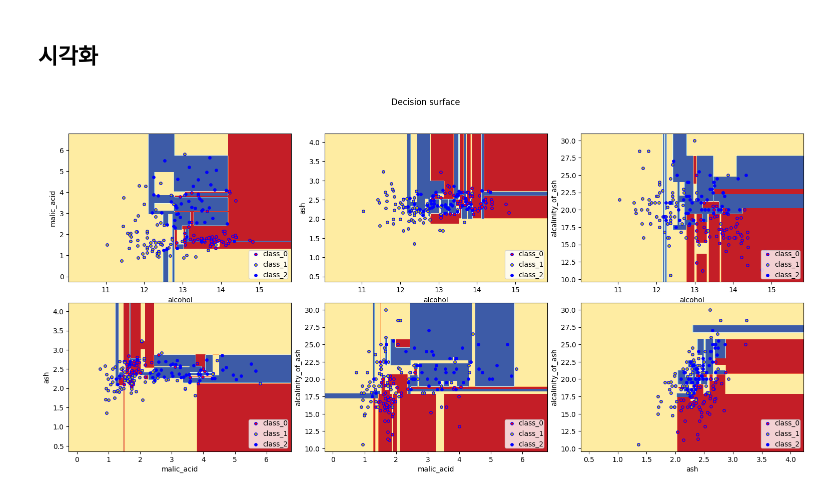
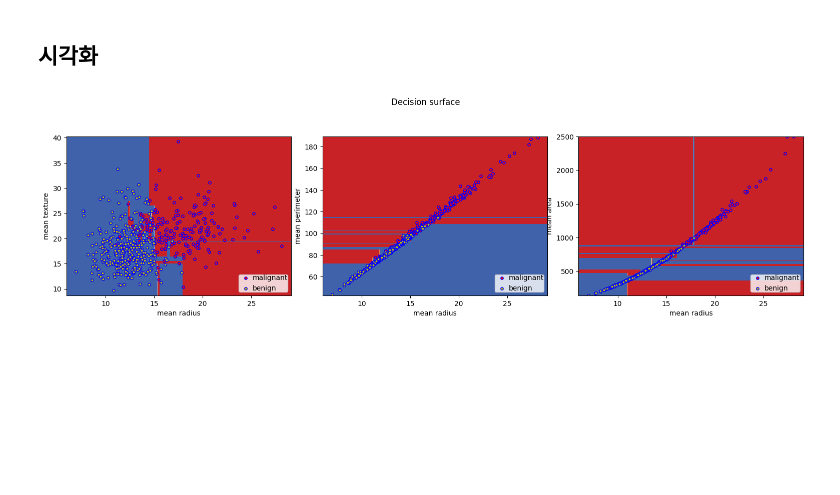
Before and after one commit to SoheeKim12/Machine_Learning_Study, a Jupyter notebook: Decision_Tree_250422.ipynb, the cells around one changed output. Saved outputs shown, nothing was run; the diff lists cells and outputs as text; code cells hidden in the pictures; blank space fills up the shorter version.

```diff
--- a/Decision_Tree_250422.ipynb
+++ b/Decision_Tree_250422.ipynb
@@ -323,39 +323,38 @@ graph # 색깔정도: gini에 따라 표현됨, 0이면 더이상 나누는 값
 # %% [markdown]
 ## 시각화
 # %%
-n_classes = 3
+n_classes = 2 # 악성 또는 양성
 plot_colors = 'ryb'
 plot_step = 0.02
 # %%
 plt.figure(figsize=(16, 8))
-for pairidx, pair in enumerate([[0, 1], [0, 2], [0, 3],
-                                [1, 2], [1, 3], [2, 3]]):
-  X = wine.data[:, pair]
-  y = wine.target
+for pairidx, pair in enumerate([[0, 1], [0, 2], [0, 3]]):
+  X = cancer.data[:, pair]
+  y = cancer.target
 
   model = DecisionTreeClassifier()
   model = model.fit(X, y)
 
   plt.subplot(2, 3, pairidx + 1)
 
   x_min, x_max = X[:, 0].min()-1, X[:, 0].max()+1
   y_min, y_max = X[:, 1].min()-1, X[:, 1].max()+1
   xx, yy = np.meshgrid(np.arange(x_min, x_max, plot_step),
                        np.arange(y_min, y_max, plot_step))
   plt.tight_layout(h_pad=-0.5, w_pad=0.5, pad=2.5)
   Z = model.predict(np.c_[xx.ravel(), yy.ravel()])
   Z = Z.reshape(xx.shape)
 
   cs = plt.contourf(xx, yy, Z, cmap=plt.cm.RdYlBu)
-  plt.xlabel(wine.feature_names[pair[0]])
-  plt.ylabel(wine.feature_names[pair[1]])
+  plt.xlabel(cancer.feature_names[pair[0]])
+  plt.ylabel(cancer.feature_names[pair[1]])
   for i, color in zip(range(n_classes), plot_colors):
     idx = np.where(y == i)
-    plt.scatter(X[idx, 0], X[idx, 1], c=color, label=wine.target_names[i],
+    plt.scatter(X[idx, 0], X[idx, 1], c=color, label=cancer.target_names[i],
                 cmap=plt.cm.RdYlBu, edgecolor='b', s=15)
 
   plt.suptitle("Decision surface")
   plt.legend(loc='lower right', borderpad=0, handletextpad=0)
-  plt.axis('tight') # 결정경계를 너무 많이 나누면 genelize되는데 문제가 있음. 하이퍼파라미터로 최대 depth 지정 필요
+  plt.axis('tight')
 # %% [output]
-[figure, old version]
+[figure, new version]
```
Also changed, not shown: parts of 26 cells of this notebook.
